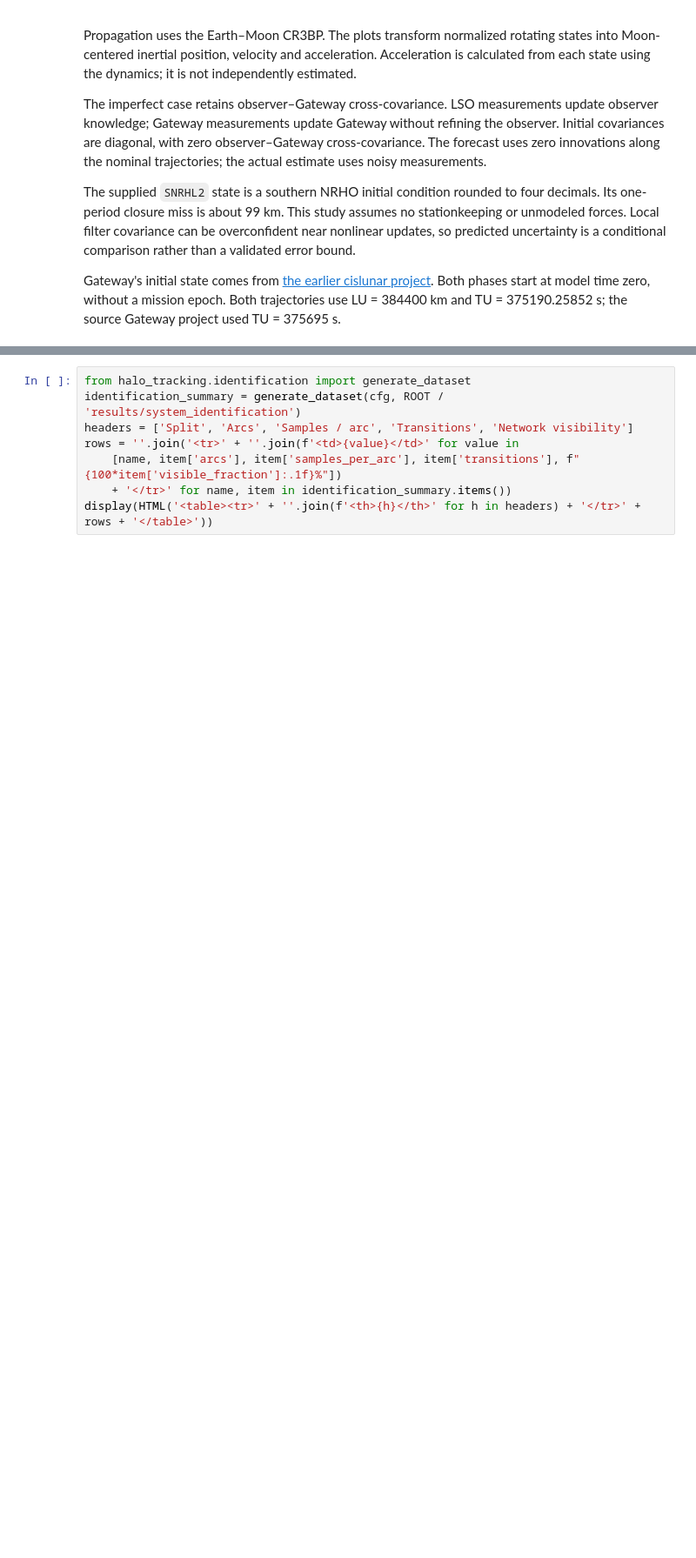
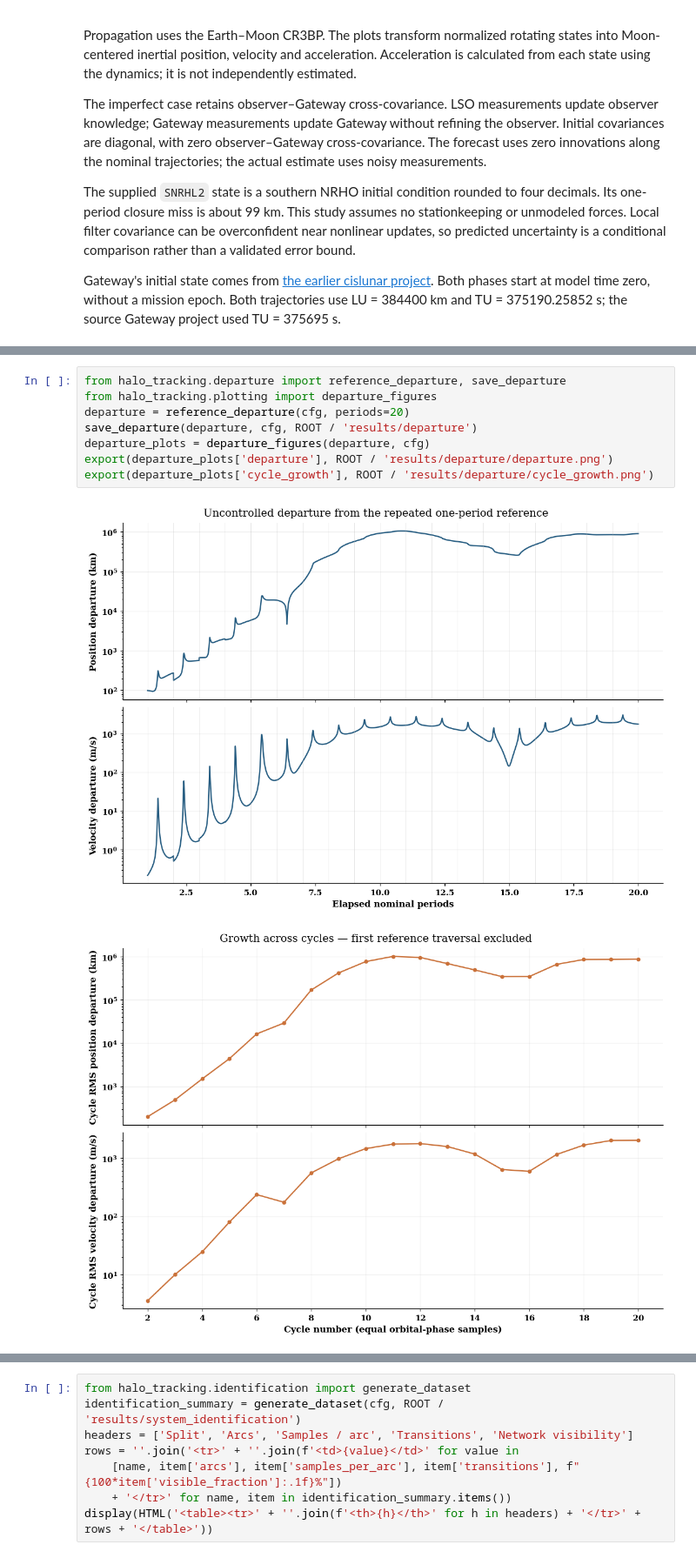
Before and after one commit to scottblender/Halo_Orbit_Tracking, a Jupyter notebook: notebooks/00_gateway_tracking_comparison.ipynb, the cells around one changed output, grey strips where cells are left out. Shown at 87% size. Drawn from its saved outputs; the diff is of its cells as text; blank space fills up the shorter version.

Commit message:
Plot uncontrolled 20-period departure from one-period reference

```diff
--- a/notebooks/00_gateway_tracking_comparison.ipynb
+++ b/notebooks/00_gateway_tracking_comparison.ipynb
@@ -155,0 +164,11 @@ Gateway's initial state comes from [the earlier cislunar project](https://github
+# %%
+from halo_tracking.departure import reference_departure, save_departure
+from halo_tracking.plotting import departure_figures
+departure = reference_departure(cfg, periods=20)
+save_departure(departure, cfg, ROOT / 'results/departure')
+departure_plots = departure_figures(departure, cfg)
+export(departure_plots['departure'], ROOT / 'results/departure/departure.png')
+export(departure_plots['cycle_growth'], ROOT / 'results/departure/cycle_growth.png')
+# %% [output]
+[figure, added]
+[figure, added]
```
Also changed, not shown: parts of 2 cells of this notebook, 4 other files.
